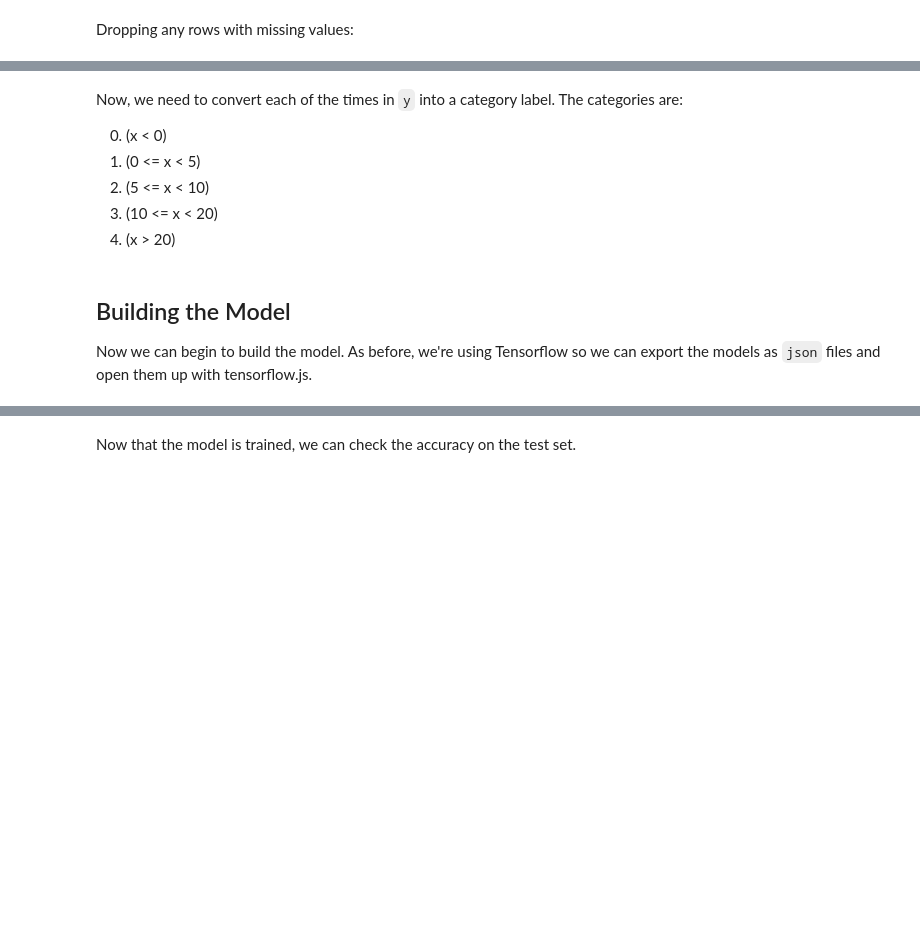
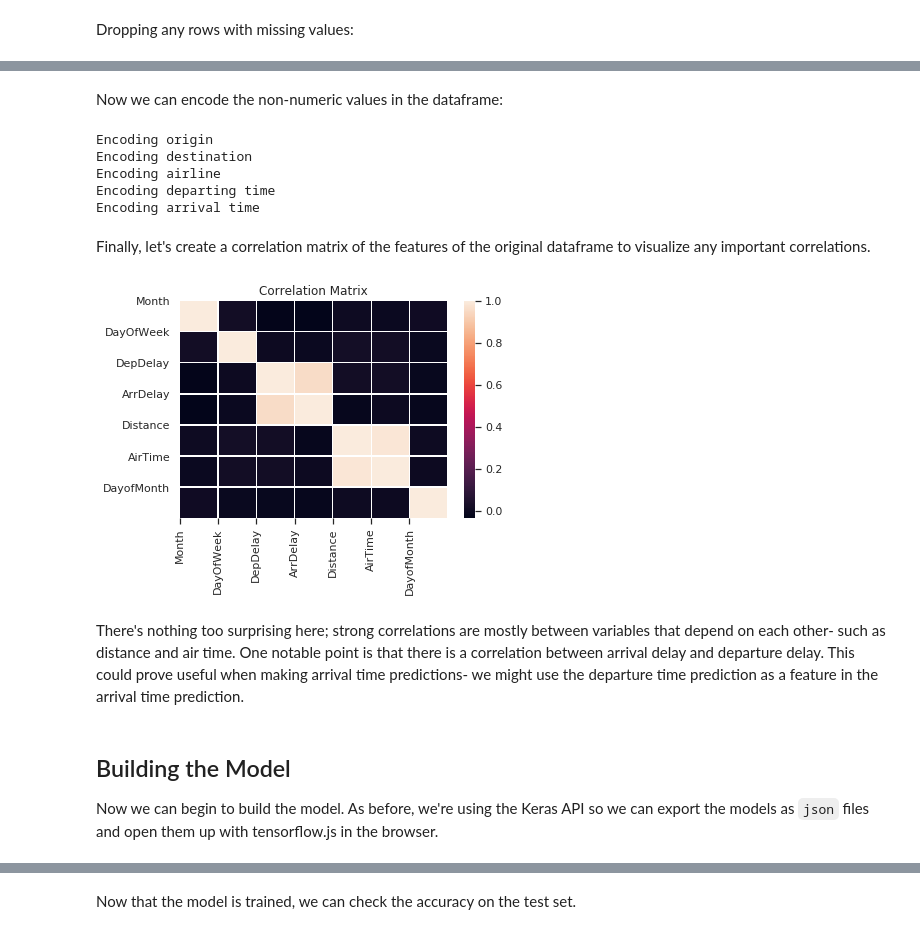
Before and after one commit to CBR0MS/flight-time-model-data, a Jupyter notebook: v2Modeling.ipynb, the cells around one changed output, grey strips where cells are left out. Drawn from its saved outputs; the diff is of its cells as text; code cells hidden in the pictures; blank space fills up the shorter version.

```diff
--- a/v2Modeling.ipynb
+++ b/v2Modeling.ipynb
@@ -23,10 +27,10 @@ The dataset is unchanged from before, so it is imported the same way.
 # %%
-january_data = glob.glob('data/flight-data/*/*_1.csv')
+all_data = glob.glob('data/flight-data/*_2017_*/*.csv')
 
 loaded_data = []
 
-for path in january_data:
+for path in all_data:
     this_data = pd.read_csv(path, skipinitialspace=True, low_memory=False)
     loaded_data.append(this_data)
 
-df = pd.concat(loaded_data)
+all_df = pd.concat(loaded_data)
@@ -45,0 +41,6 @@ df = df[['Month', 'DayOfWeek', 'Reporting_Airline', 'Origin',
+# %%
+corr_df = all_df[['Month', 'DayOfWeek', 'Reporting_Airline', 'Origin',
+         'Dest', 'DepDelay', 'ArrDelay', 'DepTimeBlk', 'ArrTimeBlk', 'Distance', 'AirTime', 'DayofMonth']]
+
+og_df = all_df[['Month', 'DayOfWeek', 'Reporting_Airline', 'Origin',
+         'Dest', 'DepDelay', 'ArrDelay', 'DepTimeBlk', 'ArrTimeBlk']]
@@ -110,8 +125,0 @@ X.head()
-# %% [markdown]
-Now, we need to convert each of the times in `y` into a category label. The categories are:
-
- 0. (x < 0)
- 1. (0 <= x < 5)
- 2. (5 <= x < 10)
- 3. (10 <= x < 20)
- 4. (x > 20)
@@ -132,7 +126,32 @@ for i in range(len(y)):
+# %% [markdown]
+Now we can encode the non-numeric values in the dataframe:
+# %%
+df = og_df.copy(deep=True)
+df = encode(df)
+# %% [output]
+Encoding origin
+Encoding destination
+Encoding airline
+Encoding departing time
+Encoding arrival time
+# %% [markdown]
+Finally, let's create a correlation matrix of the features of the original dataframe to visualize any important correlations.
+# %%
+corr = corr_df.corr()
+sns.heatmap(corr, linewidths=.25)
+plt.xticks(range(len(corr.columns)), corr.columns, rotation=90)
+plt.yticks(range(len(corr.columns)), corr.columns)
+plt.gca().xaxis.tick_bottom()
+plt.title('Correlation Matrix')
+plt.show()
+# %% [output]
+[figure, added]
+# %% [markdown]
+There's nothing too surprising here; strong correlations are mostly between variables that depend on each other- such as distance and air time. One notable point is that there is a correlation between arrival delay and departure delay. This could prove useful when making arrival time predictions- we might use the departure time prediction as a feature in the arrival time prediction.
 # %% [markdown]
 ## Building the Model
 
-Now we can begin to build the model. As before, we're using Tensorflow so we can export the models as `json` files and open them up with tensorflow.js.
+Now we can begin to build the model. As before, we're using the Keras API so we can export the models as `json` files and open them up with tensorflow.js in the browser.
 # %%
 import tensorflow as tf
 from tensorflow import keras
```
Also changed, not shown: parts of 57 cells of this notebook.
